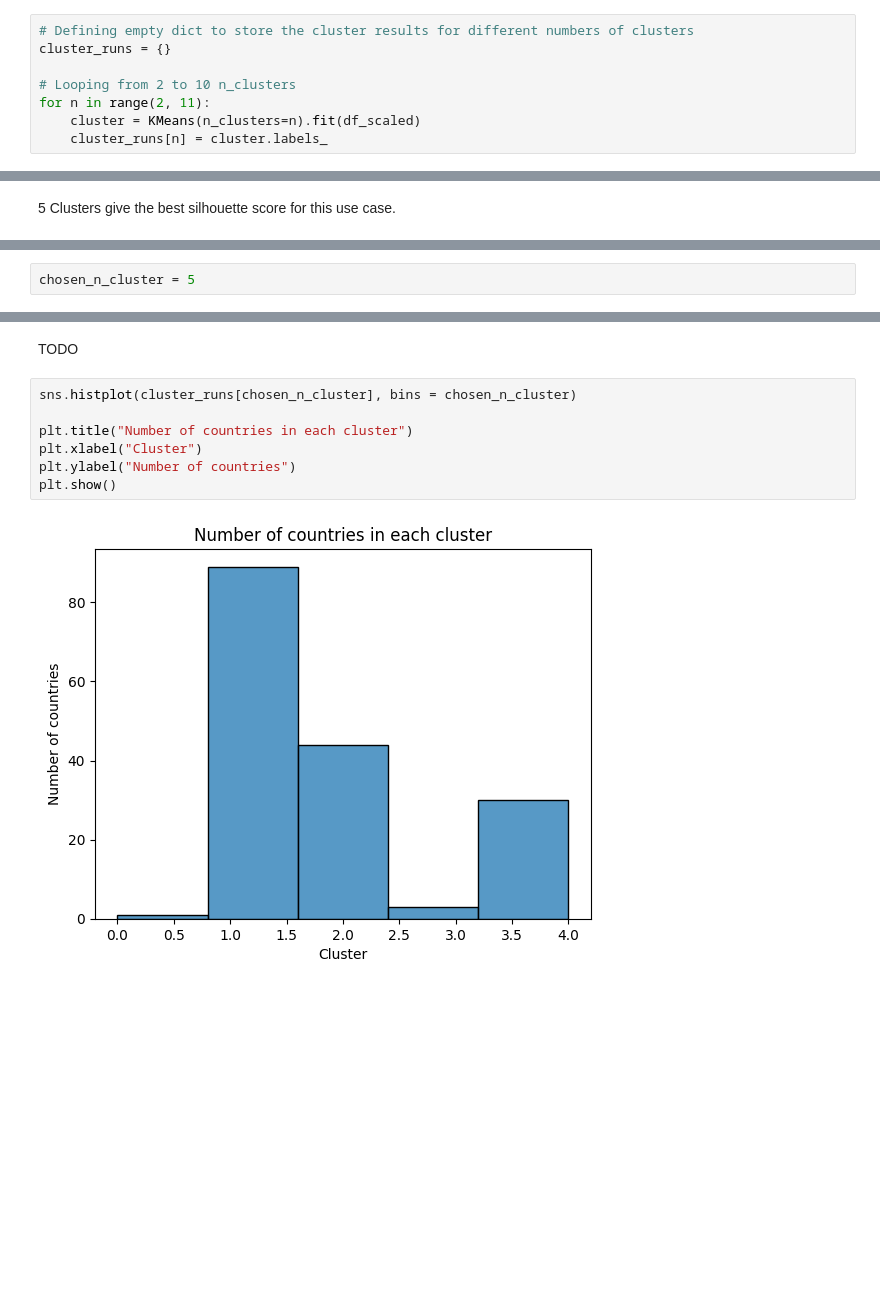
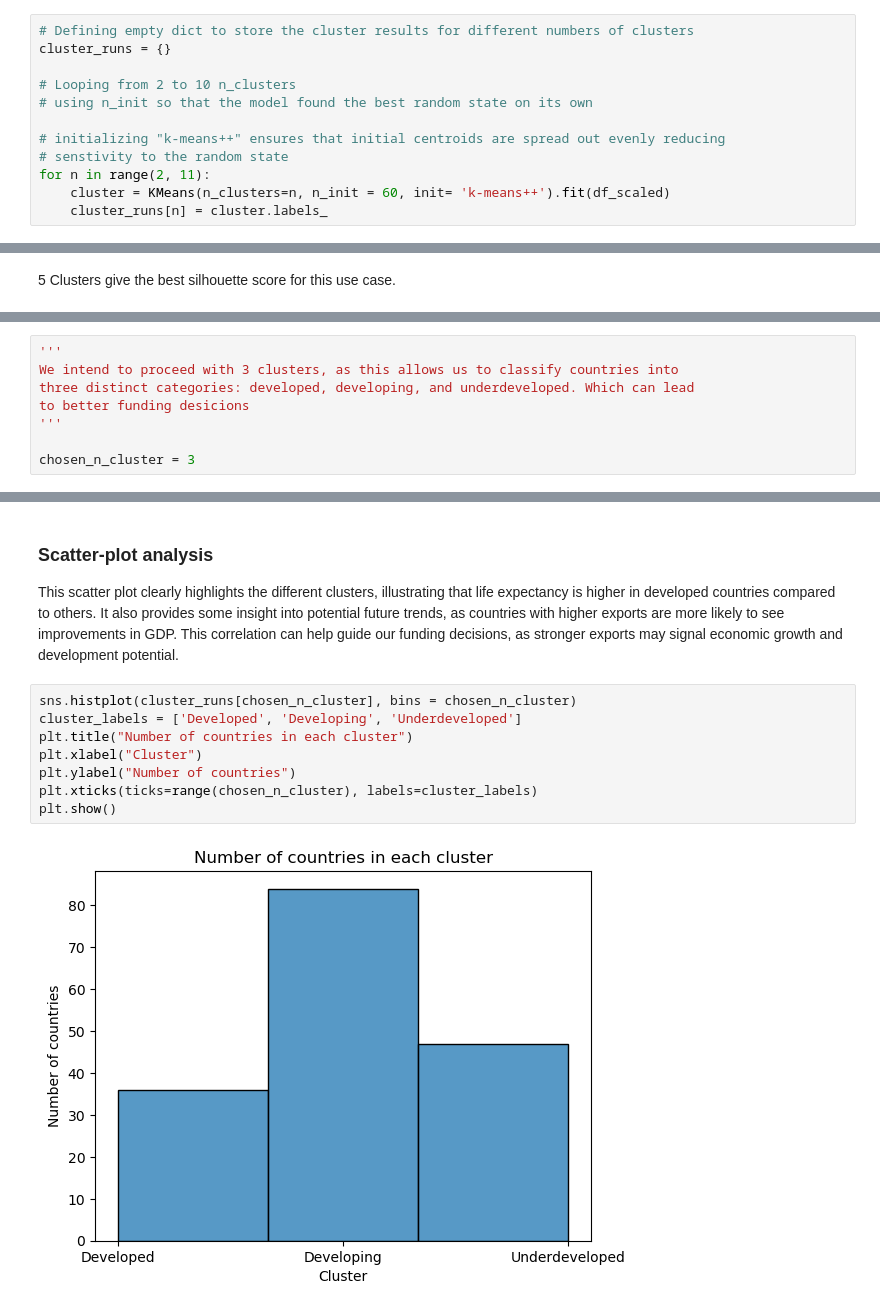
Before and after one commit to gdsai4903/COMP3705-Unsupervised-Machine-Learning, a Jupyter notebook: Assignment 1/Assignment 1.ipynb, the cells around one changed output, grey strips where cells are left out. Saved outputs shown, nothing was run; the diff lists cells and outputs as text; blank space fills up the shorter version.

```diff
--- a/Assignment 1/Assignment 1.ipynb
+++ b/Assignment 1/Assignment 1.ipynb
@@ -188,8 +189,12 @@ df_scaled.head()
 cluster_runs = {}
 
 # Looping from 2 to 10 n_clusters
+# using n_init so that the model found the best random state on its own
+
+# initializing "k-means++" ensures that initial centroids are spread out evenly reducing
+# senstivity to the random state
 for n in range(2, 11):
-    cluster = KMeans(n_clusters=n).fit(df_scaled)
+    cluster = KMeans(n_clusters=n, n_init = 60, init= 'k-means++').fit(df_scaled)
     cluster_runs[n] = cluster.labels_
 # %%
 print(cluster_runs[2])
@@ -234,2 +239,8 @@ TODO
 # %%
-chosen_n_cluster = 5
+'''
+We intend to proceed with 3 clusters, as this allows us to classify countries into
+three distinct categories: developed, developing, and underdeveloped. Which can lead
+to better funding desicions
+'''
+
+chosen_n_cluster = 3
@@ -244,11 +258,13 @@ plt.show()
 # %% [markdown]
-TODO
+### Scatter-plot analysis
+This scatter plot clearly highlights the different clusters, illustrating that life expectancy is higher in developed countries compared to others. It also provides some insight into potential future trends, as countries with higher exports are more likely to see improvements in GDP. This correlation can help guide our funding decisions, as stronger exports may signal economic growth and development potential.
 # %%
 sns.histplot(cluster_runs[chosen_n_cluster], bins = chosen_n_cluster)
-
+cluster_labels = ['Developed', 'Developing', 'Underdeveloped']
 plt.title("Number of countries in each cluster")
 plt.xlabel("Cluster")
 plt.ylabel("Number of countries")
+plt.xticks(ticks=range(chosen_n_cluster), labels=cluster_labels)
 plt.show()
 # %% [output]
-[figure, old version]
+[figure, new version]
```
Also changed, not shown: parts of 17 cells of this notebook, 1 other file.
